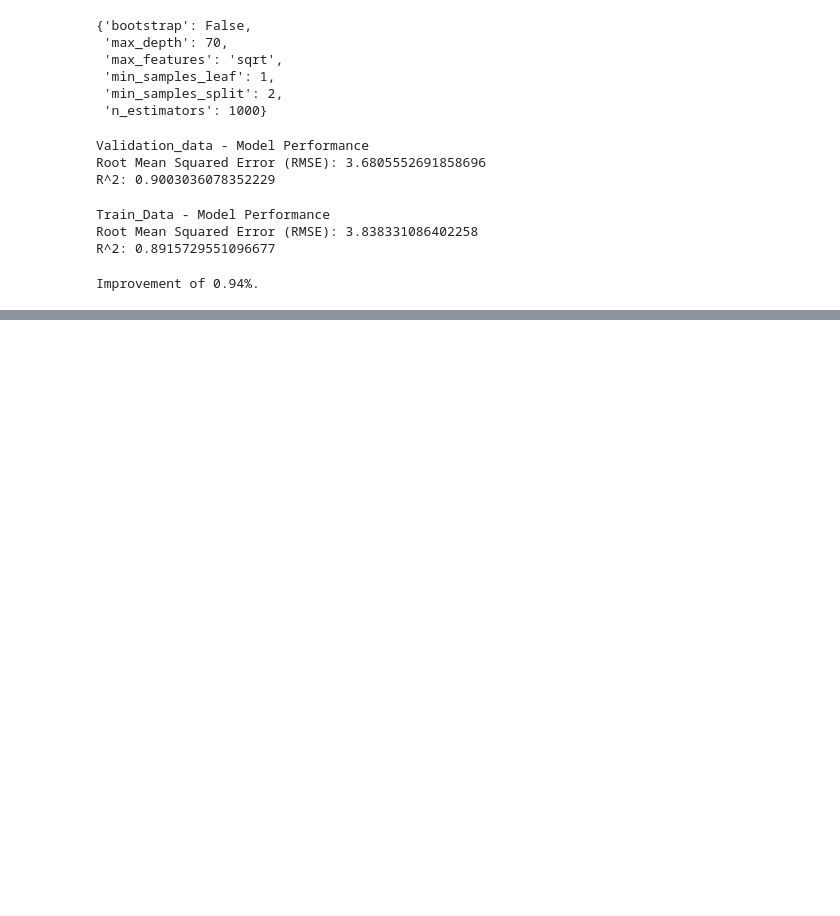
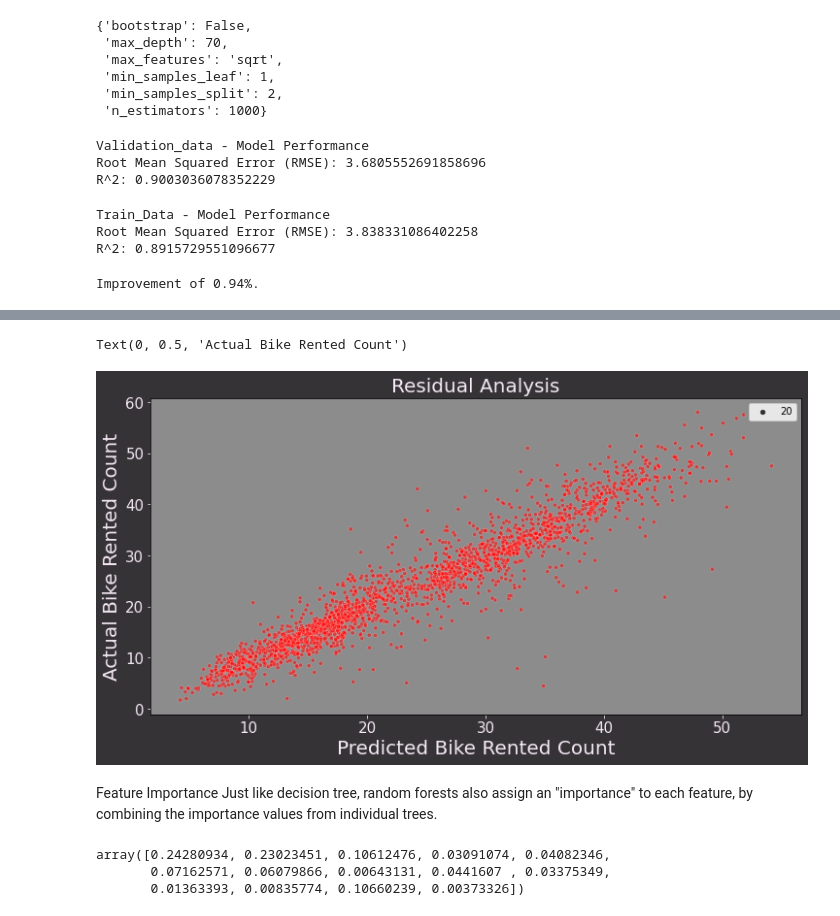
Before and after one commit to NitinYallapurkar/Bike_Sharing_Demand_Prediction, a Jupyter notebook: Bike_Sharing_Demand_Prediction.ipynb, the cells around one changed output, grey strips where cells are left out. Saved outputs shown, nothing was run; the diff lists cells and outputs as text; code cells hidden in the pictures; blank space fills up the shorter version.

```diff
--- a/Bike_Sharing_Demand_Prediction.ipynb
+++ b/Bike_Sharing_Demand_Prediction.ipynb
@@ -971,0 +983,24 @@ Improvement of 0.94%.
+# %%
+# Visualizing the predicated vs Actual test values
+predictions = best_grid.predict(val_inputs)
+fig, ax = plt.subplots(figsize=(12,6),facecolor="#363336")
+ax.patch.set_facecolor('#8C8C8C')
+sns.scatterplot(predictions,val_targets,size = 20, alpha = 0.5,color= "red")
+ax.set_title('Residual Analysis',color='#F5E9F5', fontsize = 20)
+ax.tick_params(axis='x', colors='#F5E9F5',labelsize=15)
+ax.tick_params(axis='y', colors='#F5E9F5',labelsize=15)
+ax.set_xlabel('Predicted Bike Rented Count', color='#F5E9F5', fontsize=20)
+ax.set_ylabel('Actual Bike Rented Count',  color='#F5E9F5', fontsize=20)
+# %% [output]
+Text(0, 0.5, 'Actual Bike Rented Count')
+[figure, added]
+# %% [markdown]
+Feature Importance
+Just like decision tree, random forests also assign an "importance" to each feature, by combining the importance values from individual trees.
+# %%
+# Important features or coefficient of the model
+best_grid.feature_importances_
+# %% [output]
+array([0.24280934, 0.23023451, 0.10612476, 0.03091074, 0.04082346,
+       0.07162571, 0.06079866, 0.00643131, 0.0441607 , 0.03375349,
+       0.01363393, 0.00835774, 0.10660239, 0.00373326])
```
Also changed, not shown: parts of 2 cells of this notebook.
